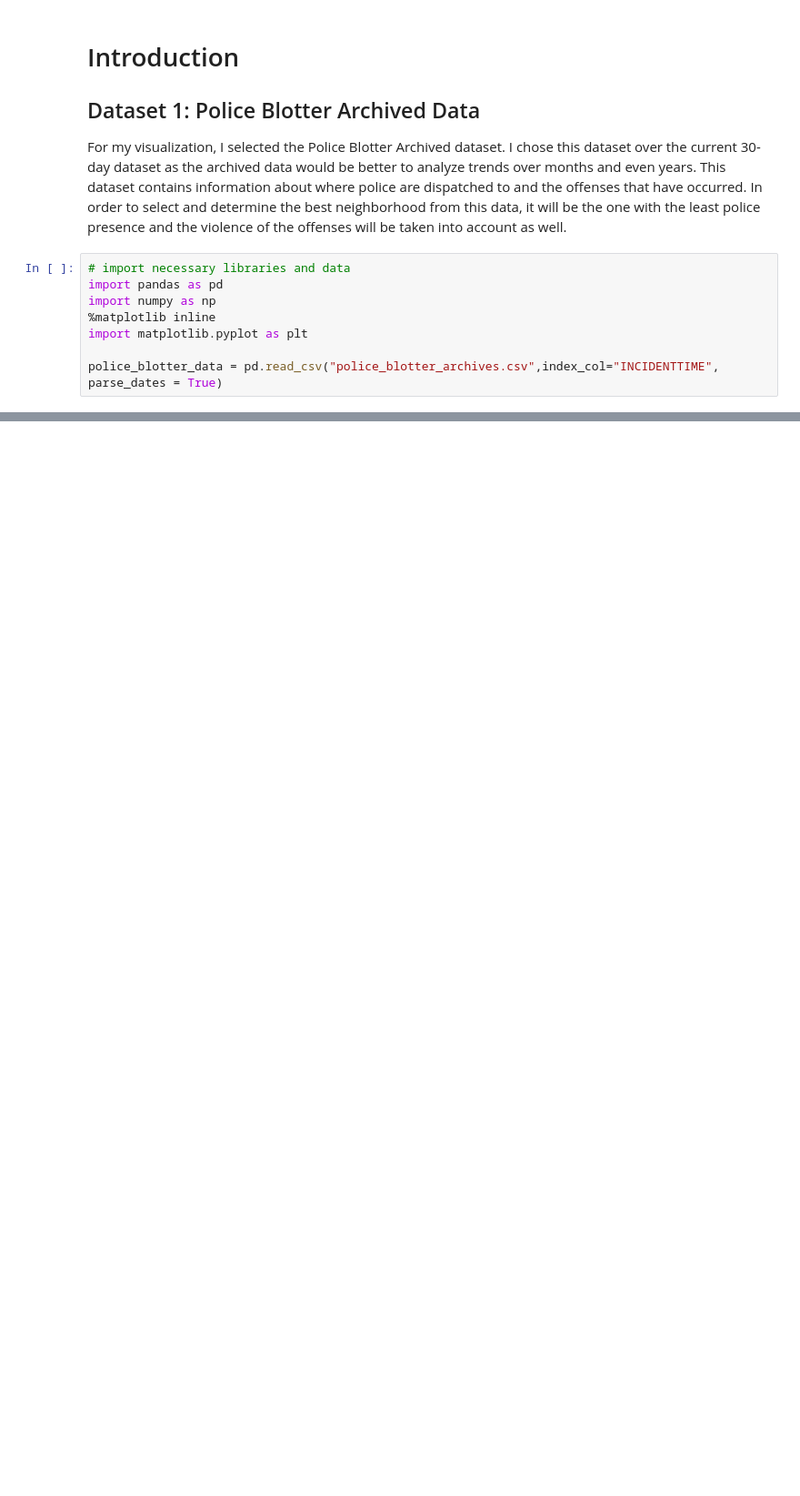
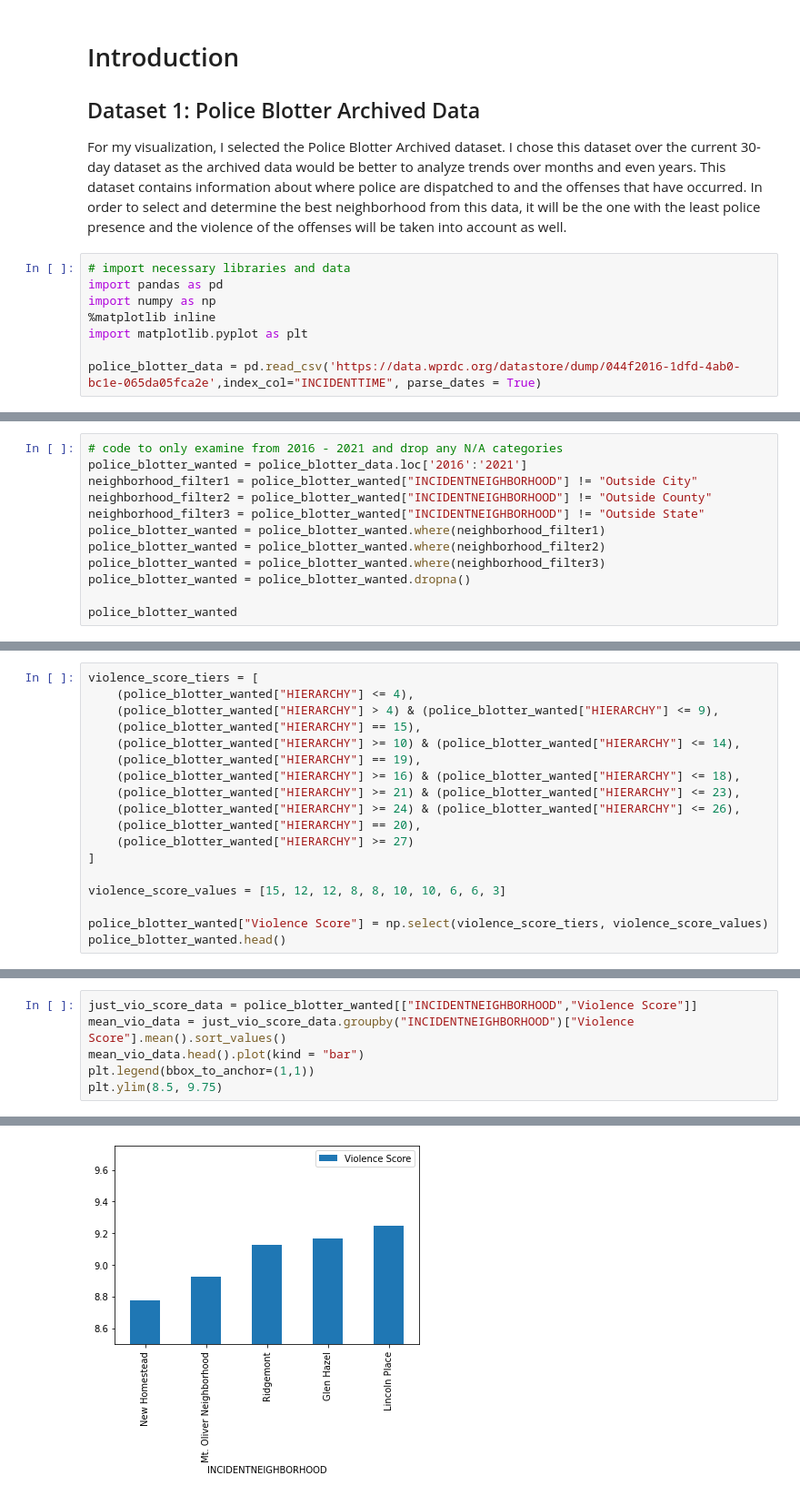
Before and after one commit to jeffzheng13/Best-Neighborhood-For-Fugitive, a Jupyter notebook: jez43 Final Project File.ipynb, the cells around one changed output, grey strips where cells are left out. Shown: that part at 91% size. Saved outputs shown, nothing was run; the diff lists cells and outputs as text; blank space fills up the shorter version.

```diff
--- a/jez43 Final Project File.ipynb
+++ b/jez43 Final Project File.ipynb
@@ -9,5 +9,5 @@ import numpy as np
 %matplotlib inline
 import matplotlib.pyplot as plt
 
-police_blotter_data = pd.read_csv("police_blotter_archives.csv",index_col="INCIDENTTIME", parse_dates = True)
+police_blotter_data = pd.read_csv('https://data.wprdc.org/datastore/dump/044f2016-1dfd-4ab0-bc1e-065da05fca2e',index_col="INCIDENTTIME", parse_dates = True)
 # %%
@@ -38,0 +22,12 @@ police_blotter_wanted
+# %%
+# code to only examine from 2016 - 2021 and drop any N/A categories
+police_blotter_wanted = police_blotter_data.loc['2016':'2021']
+neighborhood_filter1 = police_blotter_wanted["INCIDENTNEIGHBORHOOD"] != "Outside City"
+neighborhood_filter2 = police_blotter_wanted["INCIDENTNEIGHBORHOOD"] != "Outside County"
+neighborhood_filter3 = police_blotter_wanted["INCIDENTNEIGHBORHOOD"] != "Outside State"
+police_blotter_wanted = police_blotter_wanted.where(neighborhood_filter1)
+police_blotter_wanted = police_blotter_wanted.where(neighborhood_filter2)
+police_blotter_wanted = police_blotter_wanted.where(neighborhood_filter3)
+police_blotter_wanted = police_blotter_wanted.dropna()
+
+police_blotter_wanted
@@ -38,0 +90,18 @@ police_blotter_wanted
+# %%
+violence_score_tiers = [
+    (police_blotter_wanted["HIERARCHY"] <= 4),
+    (police_blotter_wanted["HIERARCHY"] > 4) & (police_blotter_wanted["HIERARCHY"] <= 9),
+    (police_blotter_wanted["HIERARCHY"] == 15),
+    (police_blotter_wanted["HIERARCHY"] >= 10) & (police_blotter_wanted["HIERARCHY"] <= 14),
+    (police_blotter_wanted["HIERARCHY"] == 19),
+    (police_blotter_wanted["HIERARCHY"] >= 16) & (police_blotter_wanted["HIERARCHY"] <= 18),
+    (police_blotter_wanted["HIERARCHY"] >= 21) & (police_blotter_wanted["HIERARCHY"] <= 23),
+    (police_blotter_wanted["HIERARCHY"] >= 24) & (police_blotter_wanted["HIERARCHY"] <= 26),
+    (police_blotter_wanted["HIERARCHY"] == 20),
+    (police_blotter_wanted["HIERARCHY"] >= 27)
+]
+
+violence_score_values = [15, 12, 12, 8, 8, 10, 10, 6, 6, 3]
+
+police_blotter_wanted["Violence Score"] = np.select(violence_score_tiers, violence_score_values)
+police_blotter_wanted.head()
@@ -38,0 +126,7 @@ police_blotter_wanted
+# %%
+just_vio_score_data = police_blotter_wanted[["INCIDENTNEIGHBORHOOD","Violence Score"]]
+mean_vio_data = just_vio_score_data.groupby("INCIDENTNEIGHBORHOOD")["Violence Score"].mean().sort_values()
+mean_vio_data.head().plot(kind = "bar")
+plt.legend(bbox_to_anchor=(1,1))
+plt.ylim(8.5, 9.75)
+# %% [output]
@@ -38,0 +134 @@ police_blotter_wanted
+[figure, added]
```
Also changed, not shown: parts of 23 cells of this notebook, 1 other file.
